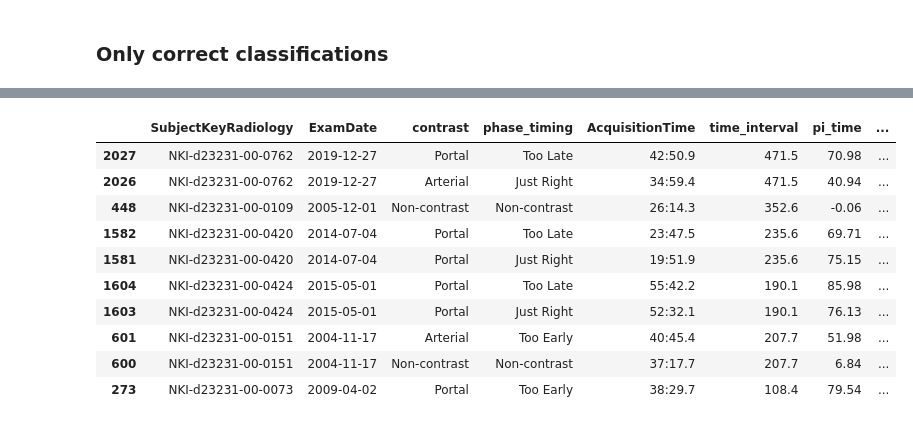
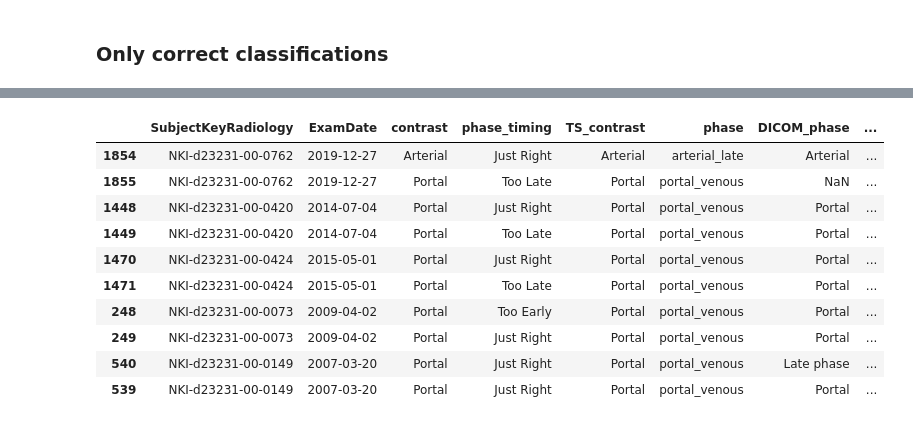
Before and after one commit to ljestaciocerquin/contrast_phase, a Jupyter notebook: total_seg.ipynb, the cells around one changed output, grey strips where cells are left out. Saved outputs shown, nothing was run; the diff lists cells and outputs as text; code cells hidden in the pictures.

```diff
--- a/total_seg.ipynb
+++ b/total_seg.ipynb
@@ -449,38 +501,11 @@ contrast_data["TS_time_interval"] = (
     .ffill(limit = 1)
     )
 # %%
-
-# def mmss_to_seconds(mmss):
-#     m, s = mmss.split(":")
-#     return int(m) * 60 + float(s)
-
-# def compute_time_intervals(group):
-#     # Single-entry group → NaN
-#     if len(group) == 1:
-#         return pd.Series(np.nan, index=group.index)
-
-#     # Convert to seconds in ORIGINAL ORDER
-#     secs = group['AcquisitionTime'].apply(mmss_to_seconds).values
-#     adjusted = secs.copy()
-
-#     # Handle wrap-around (59 → 00)
-#     for i in range(1, len(secs)):
-#         if secs[i] < secs[i - 1]:
-#             adjusted[i] += 3600
-
-#     diffs = pd.Series(adjusted).diff()
-
-#     # Same interval for both rows
-#     diffs.iloc[0] = diffs.iloc[1]
-
-#     return pd.Series(diffs.values, index=group.index)
-
-
+contrast_data['TS_time_interval'] = contrast_data['TS_time_interval'].apply(lambda x: abs(x))
 contrast_data['time_interval'] = contrast_data['time_interval'].apply(lambda x: 3600 - abs(x) if abs(x) > 3500 else x)
 
-cols = ['SubjectKeyRadiology', 'ExamDate','contrast', 'phase_timing',
-        'AcquisitionTime', 'time_interval','pi_time', 'TS_time_interval',
-        'phase', 'TS_contrast', 'ProtocolName', 'ConvolutionKernel']
+cols.insert(9,'time_interval')
+cols.insert(10, 'TS_time_interval')
 
 contrast_data[cols][contrast_data.SubjectKeyRadiology == 'NKI-d23231-00-0281']
 # %% [output]
@@ -554,7 +579,7 @@ RMSE: 28.04191263066184
 # %% [markdown]
 ### Only correct classifications
 # %%
-contrast_correct = merged_data[merged_data["contrast"] == merged_data["TS_contrast"]].copy()
+contrast_correct = contrast_data[contrast_data["contrast"] == contrast_data["TS_contrast"]].copy()
 contrast_correct = contrast_correct.sort_values(by=['SubjectKeyRadiology', 'ExamDate','AcquisitionTime'], ascending=[True, True, True]).reset_index()
 
 
@@ -576,6 +601,7 @@ contrast_correct["TS_time_interval"] = (
     .ffill(limit = 1)
     )
 
+contrast_correct['TS_time_interval'] = contrast_correct['TS_time_interval'].apply(lambda x: abs(x))
 contrast_correct['time_interval'] = contrast_correct['time_interval'].apply(lambda x: 3600 - abs(x) if abs(x) > 3500 else x)
 # %%
 contrast_correct= contrast_correct.dropna(subset=["time_interval"],ignore_index=True)
@@ -599,20 +625,22 @@ min         0.010000
 max       441.460000
 Name: error, dtype: float64
 # %%
-top_outliers = contrast_correct.sort_values('error', ascending=False).head(10)
-top_outliers[cols]
+top_outliers = contrast_correct.sort_values('error', ascending=False).head(50)
+top_outliers[cols].head(10)
+
+# UITSCHEIDING is it delayed phase?
 # %% [output]
-|  | SubjectKeyRadiology | ExamDate | contrast | phase_timing | AcquisitionTime | time_interval | pi_time | ... |
-| 2027 | NKI-d23231-00-0762 | 2019-12-27 | Portal | Too Late | 42:50.9 | 471.5 | 70.98 | ... |
-| 2026 | NKI-d23231-00-0762 | 2019-12-27 | Arterial | Just Right | 34:59.4 | 471.5 | 40.94 | ... |
-| 448 | NKI-d23231-00-0109 | 2005-12-01 | Non-contrast | Non-contrast | 26:14.3 | 352.6 | -0.06 | ... |
-| 1582 | NKI-d23231-00-0420 | 2014-07-04 | Portal | Too Late | 23:47.5 | 235.6 | 69.71 | ... |
-| 1581 | NKI-d23231-00-0420 | 2014-07-04 | Portal | Just Right | 19:51.9 | 235.6 | 75.15 | ... |
-| 1604 | NKI-d23231-00-0424 | 2015-05-01 | Portal | Too Late | 55:42.2 | 190.1 | 85.98 | ... |
-| 1603 | NKI-d23231-00-0424 | 2015-05-01 | Portal | Just Right | 52:32.1 | 190.1 | 76.13 | ... |
-| 601 | NKI-d23231-00-0151 | 2004-11-17 | Arterial | Too Early | 40:45.4 | 207.7 | 51.98 | ... |
-| 600 | NKI-d23231-00-0151 | 2004-11-17 | Non-contrast | Non-contrast | 37:17.7 | 207.7 | 6.84 | ... |
-| 273 | NKI-d23231-00-0073 | 2009-04-02 | Portal | Too Early | 38:29.7 | 108.4 | 79.54 | ... |
+|  | SubjectKeyRadiology | ExamDate | contrast | phase_timing | TS_contrast | phase | DICOM_phase | ... |
+| 1854 | NKI-d23231-00-0762 | 2019-12-27 | Arterial | Just Right | Arterial | arterial_late | Arterial | ... |
+| 1855 | NKI-d23231-00-0762 | 2019-12-27 | Portal | Too Late | Portal | portal_venous | NaN | ... |
+| 1448 | NKI-d23231-00-0420 | 2014-07-04 | Portal | Just Right | Portal | portal_venous | Portal | ... |
+| 1449 | NKI-d23231-00-0420 | 2014-07-04 | Portal | Too Late | Portal | portal_venous | Portal | ... |
+| 1470 | NKI-d23231-00-0424 | 2015-05-01 | Portal | Just Right | Portal | portal_venous | Portal | ... |
+| 1471 | NKI-d23231-00-0424 | 2015-05-01 | Portal | Too Late | Portal | portal_venous | Portal | ... |
+| 248 | NKI-d23231-00-0073 | 2009-04-02 | Portal | Too Early | Portal | portal_venous | Portal | ... |
+| 249 | NKI-d23231-00-0073 | 2009-04-02 | Portal | Just Right | Portal | portal_venous | Portal | ... |
+| 540 | NKI-d23231-00-0149 | 2007-03-20 | Portal | Just Right | Portal | portal_venous | Late phase | ... |
+| 539 | NKI-d23231-00-0149 | 2007-03-20 | Portal | Just Right | Portal | portal_venous | Portal | ... |
 # %%
 contrast_correct[cols][contrast_correct.SubjectKeyRadiology == 'NKI-d23231-00-0420']
 # %% [output]
```
Also changed, not shown: parts of 28 cells of this notebook.
